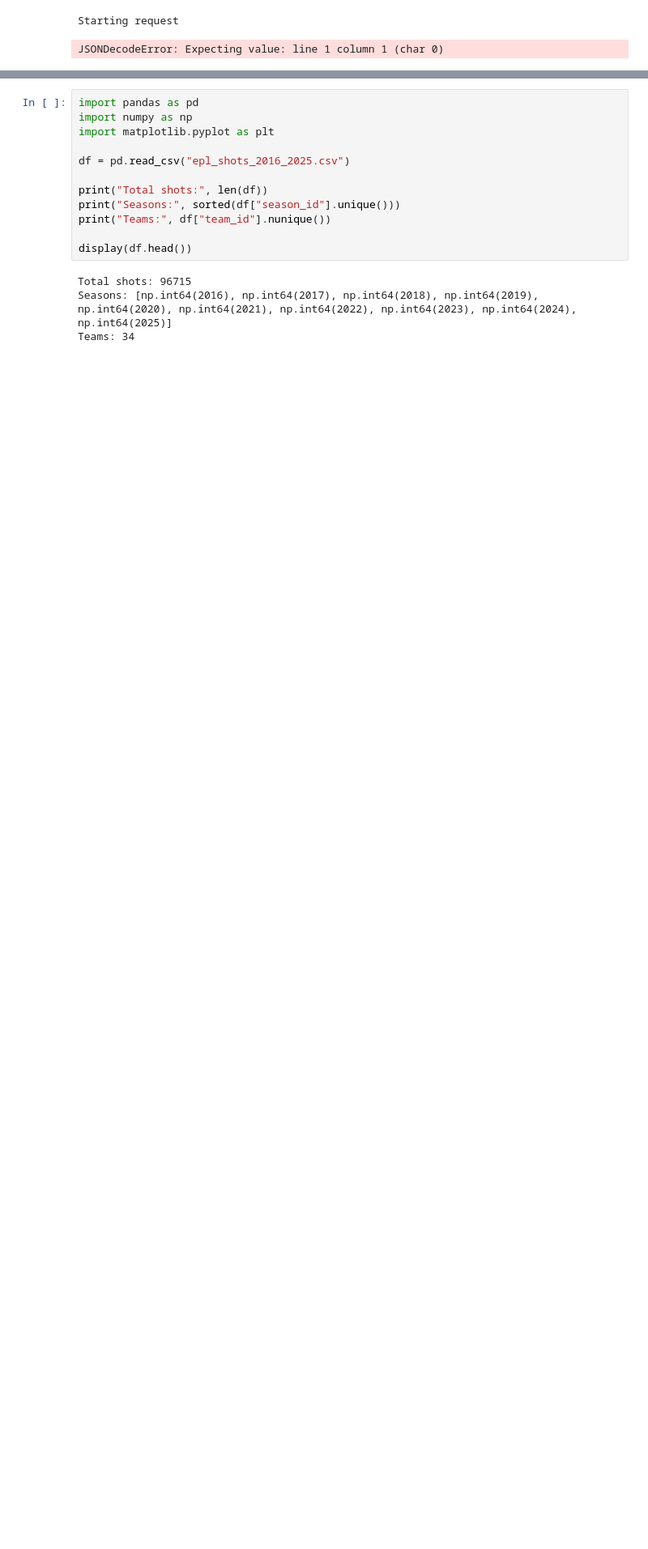
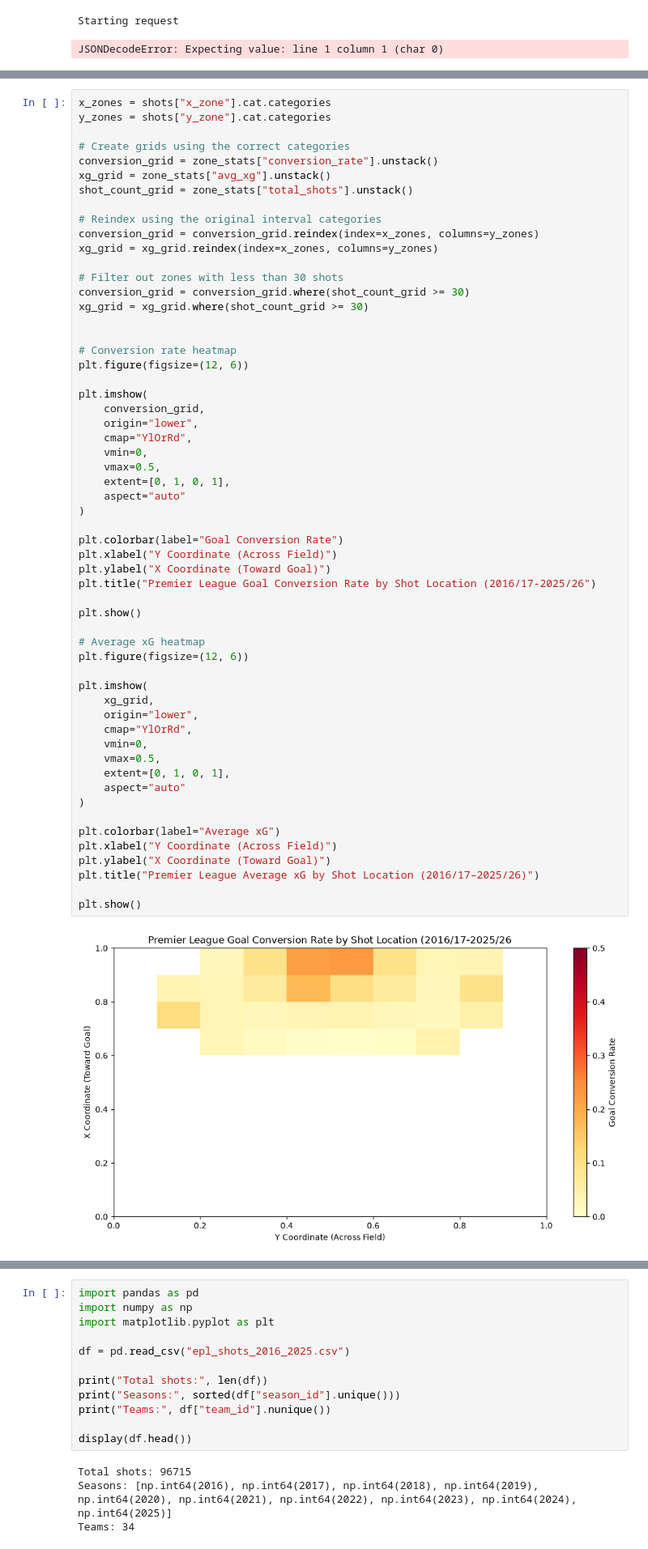
Before and after one commit to PhilipVickery/445FinalProject, a Jupyter notebook: PremierLeague.ipynb, the cells around one changed output, grey strips where cells are left out. Shown at 81% size. Saved outputs shown, nothing was run; the diff lists cells and outputs as text; blank space fills up the shorter version.

Commit message:
EPL Question 1 plots

```diff
--- a/PremierLeague.ipynb
+++ b/PremierLeague.ipynb
@@ -50,0 +104,59 @@ Note: you may need to restart the kernel to use updated packages.
+# %%
+x_zones = shots["x_zone"].cat.categories
+y_zones = shots["y_zone"].cat.categories
+
+# Create grids using the correct categories
+conversion_grid = zone_stats["conversion_rate"].unstack()
+xg_grid = zone_stats["avg_xg"].unstack()
+shot_count_grid = zone_stats["total_shots"].unstack()
+
+# Reindex using the original interval categories
+conversion_grid = conversion_grid.reindex(index=x_zones, columns=y_zones)
+xg_grid = xg_grid.reindex(index=x_zones, columns=y_zones)
+
+# Filter out zones with less than 30 shots
+conversion_grid = conversion_grid.where(shot_count_grid >= 30)
+xg_grid = xg_grid.where(shot_count_grid >= 30)
+
+
+# Conversion rate heatmap
+plt.figure(figsize=(12, 6))
+
+plt.imshow(
+    conversion_grid,
+    origin="lower",
+    cmap="YlOrRd",
+    vmin=0,
+    vmax=0.5,
+    extent=[0, 1, 0, 1],
+    aspect="auto"
+)
+
+plt.colorbar(label="Goal Conversion Rate")
+plt.xlabel("Y Coordinate (Across Field)")
+plt.ylabel("X Coordinate (Toward Goal)")
+plt.title("Premier League Goal Conversion Rate by Shot Location (2016/17-2025/26")
+
+plt.show()
+
+# Average xG heatmap
+plt.figure(figsize=(12, 6))
+
+plt.imshow(
+    xg_grid,
+    origin="lower",
+    cmap="YlOrRd",
+    vmin=0,
+    vmax=0.5,
+    extent=[0, 1, 0, 1],
+    aspect="auto"
+)
+
+plt.colorbar(label="Average xG")
+plt.xlabel("Y Coordinate (Across Field)")
+plt.ylabel("X Coordinate (Toward Goal)")
+plt.title("Premier League Average xG by Shot Location (2016/17–2025/26)")
+
+plt.show()
+# %% [output]
+[figure, added]
```
Also changed, not shown: parts of 6 cells of this notebook.
